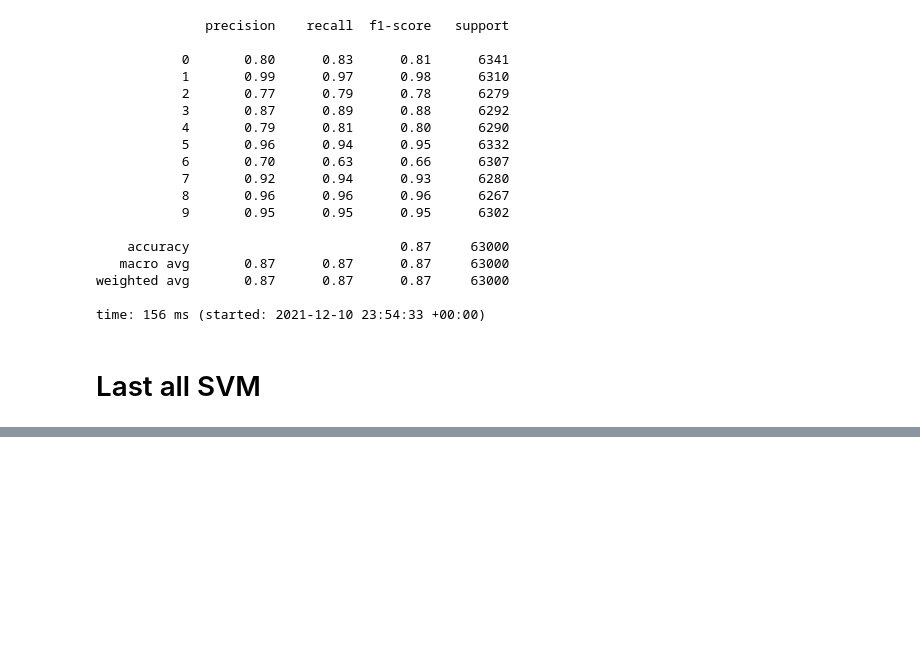
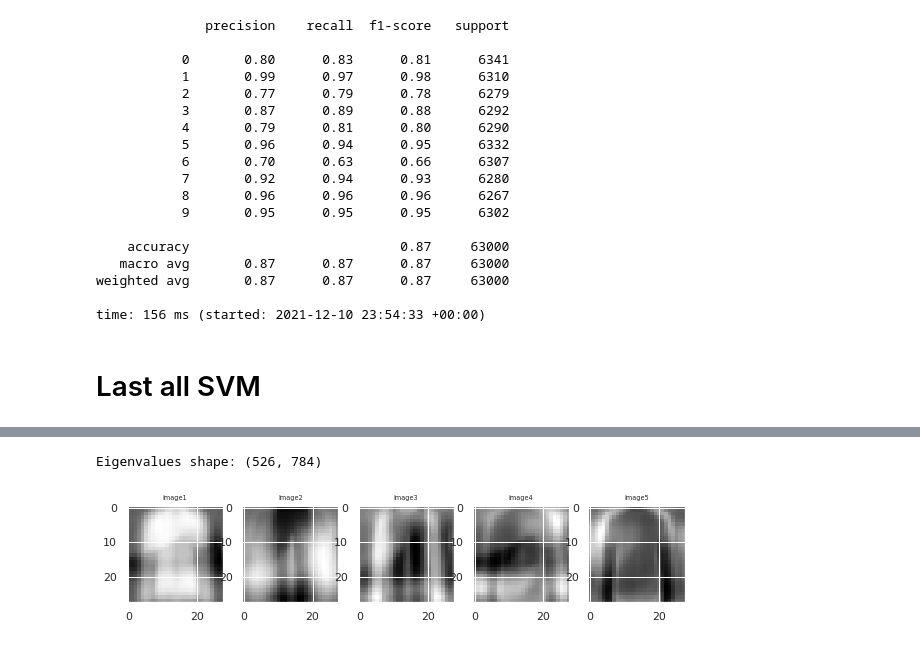
Before and after one commit to ilante/AML_91934_exam, a Jupyter notebook: AML_1_and_2.ipynb, the cells around one changed output, grey strips where cells are left out. Drawn from its saved outputs; the diff is of its cells as text; code cells hidden in the pictures; blank space fills up the shorter version.

```diff
--- a/AML_1_and_2.ipynb
+++ b/AML_1_and_2.ipynb
@@ -1268,0 +1367,7 @@ print(metrics.classification_report(y_test_all, svm_grid_predictions))
+# %%
+# played with it until I had 99.00 % of the variance retained.
+add =0.0
+for i in range(526):
+    add+= var_exp[i]
+
+print('first 526 components average variance: %.2f' % add)
@@ -1268,0 +1388,4 @@ print(metrics.classification_report(y_test_all, svm_grid_predictions))
+# %%
+pca = PCA(n_components=526)
+X_train_pca = pca.fit_transform(X_train_all_std)
+X_test_pca = pca.fit_transform(X_test_all_std)
@@ -1268,0 +1394,18 @@ print(metrics.classification_report(y_test_all, svm_grid_predictions))
+# %%
+eigenvalues = pca.components_.reshape(526, 28, 28)
+eigenvalues = pca.components_
+print("Eigenvalues shape:", eigenvalues.shape)
+
+n_row = 1
+n_col = 5
+plt.figure(figsize=(10,8))
+for i in list(range(n_row*n_col)):
+    plt.subplot(n_row, n_col, i+1)
+    plt.imshow(eigenvalues[i,:].reshape(28,28), cmap="gray")
+    title_text = "Image" + str(i+1)
+    plt.title(title_text, size=6.5)
+
+plt.show()
+# %% [output]
+Eigenvalues shape: (526, 784)
+[figure, added]
```
Also changed, not shown: parts of 34 cells of this notebook.
